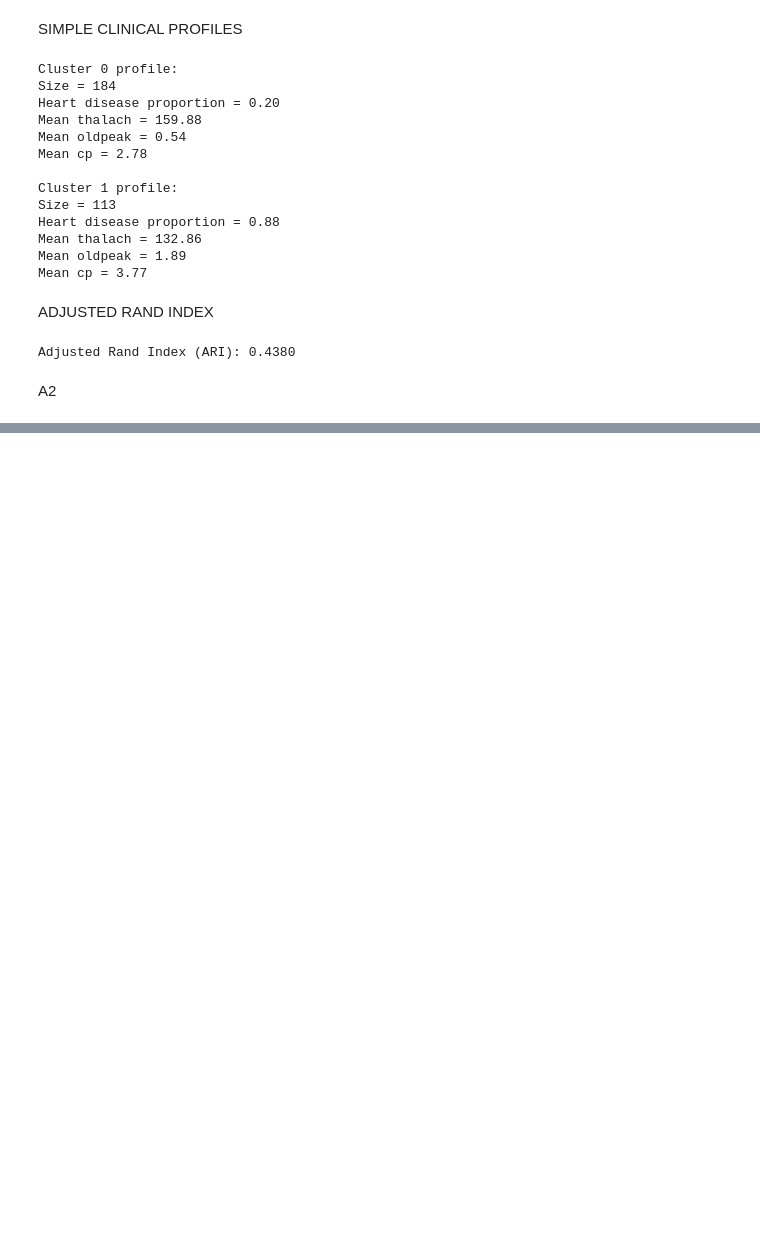
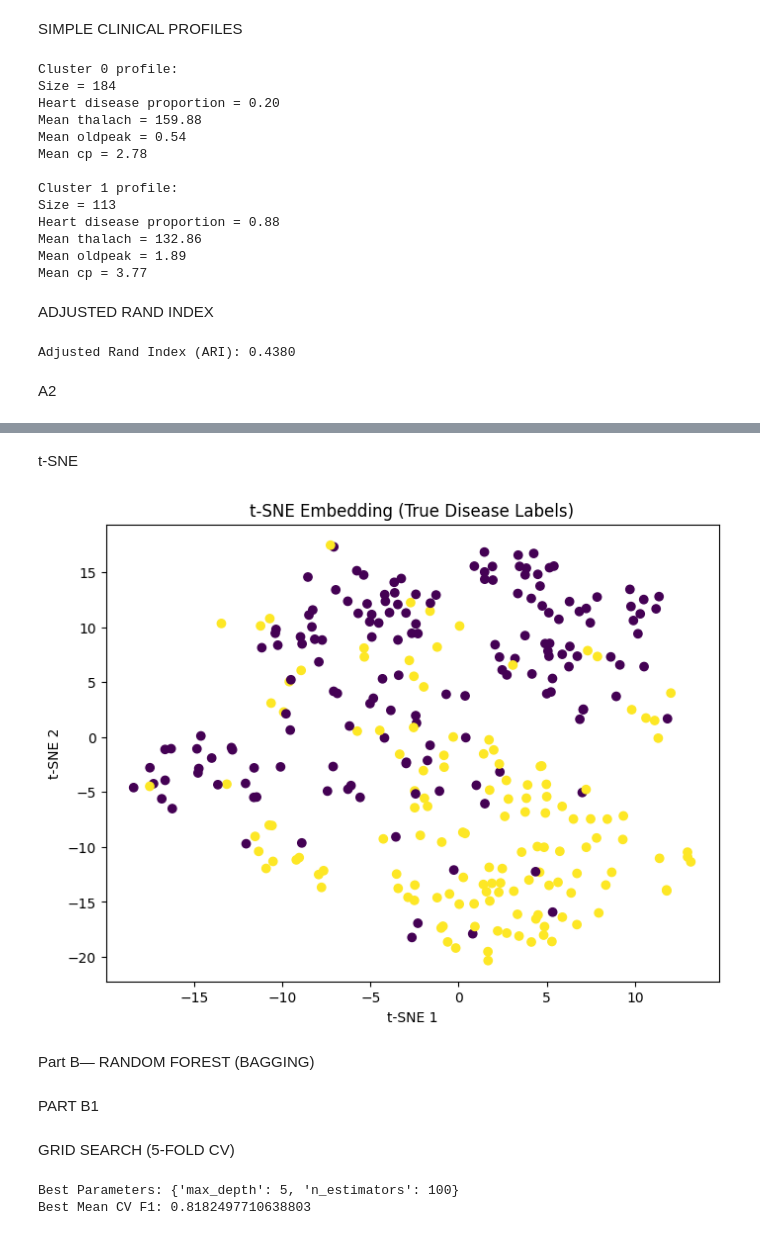
Before and after one commit to aneeqahabib/23i-2631_DM_4, a Jupyter notebook: 23i-2631.ipynb, the cells around one changed output, grey strips where cells are left out. Cells and saved outputs as stored; diff of their text form; code cells hidden in the pictures; blank space fills up the shorter version.

Commit message:
Part B completed

```diff
--- a/23i-2631.ipynb
+++ b/23i-2631.ipynb
@@ -368,0 +508,51 @@ A2
+# %% [markdown]
+t-SNE
+# %%
+tsne = TSNE(
+    n_components=2,
+    perplexity=30,
+    random_state=42
+)
+
+X_tsne = tsne.fit_transform(X_scaled)
+
+plt.figure(figsize=(8, 6))
+plt.scatter(X_tsne[:, 0], X_tsne[:, 1], c=y_true)
+plt.title("t-SNE Embedding (True Disease Labels)")
+plt.xlabel("t-SNE 1")
+plt.ylabel("t-SNE 2")
+plt.show()
+# %% [output]
+[figure, added]
+# %% [markdown]
+Part B— RANDOM FOREST (BAGGING)
+# %% [markdown]
+PART B1
+# %% [markdown]
+GRID SEARCH (5-FOLD CV)
+# %%
+param_grid = {
+    'n_estimators': [50, 100, 200],
+    'max_depth': [None, 5, 10]
+}
+
+rf_grid = GridSearchCV(
+    RandomForestClassifier(
+        random_state=42,
+        oob_score=True
+    ),
+    param_grid=param_grid,
+    scoring='f1_macro',
+    cv=5,
+    n_jobs=-1
+)
+
+rf_grid.fit(X_train, y_train)
+
+best_rf = rf_grid.best_estimator_
+
+print("Best Parameters:", rf_grid.best_params_)
+print("Best Mean CV F1:", rf_grid.best_score_)
+# %% [output]
+Best Parameters: {'max_depth': 5, 'n_estimators': 100}
+Best Mean CV F1: 0.8182497710638803
```
Also changed, not shown: parts of 54 cells of this notebook.
